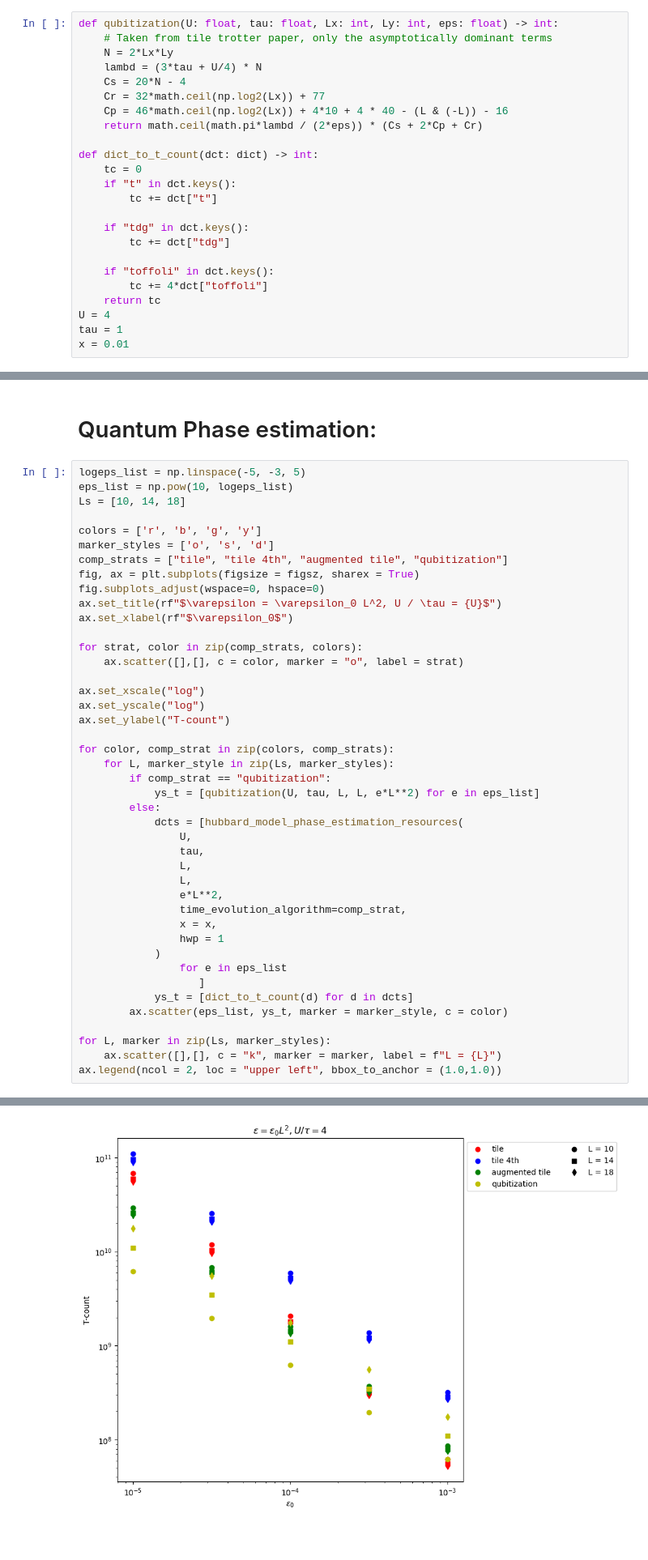
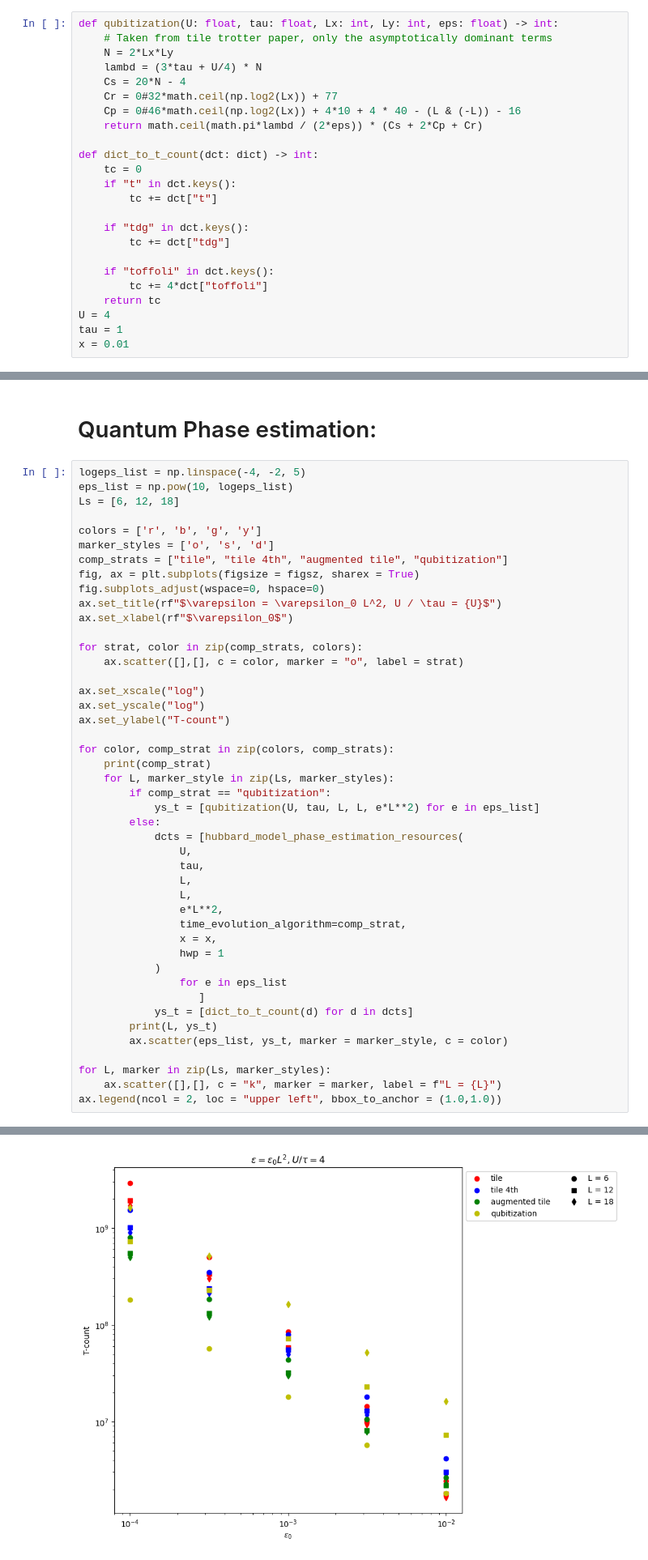
Before and after one commit to BjornTCC/lie-trotterization, a Jupyter notebook: hexagonal_lattice.ipynb, the cells around one changed output, grey strips where cells are left out. Shown at 81% size. Drawn from its saved outputs; the diff is of its cells as text; blank space fills up the shorter version.

```diff
--- a/hexagonal_lattice.ipynb
+++ b/hexagonal_lattice.ipynb
@@ -14,8 +14,8 @@ def qubitization(U: float, tau: float, Lx: int, Ly: int, eps: float) -> int:
     N = 2*Lx*Ly
     lambd = (3*tau + U/4) * N
     Cs = 20*N - 4
-    Cr = 32*math.ceil(np.log2(Lx)) + 77
-    Cp = 46*math.ceil(np.log2(Lx)) + 4*10 + 4 * 40 - (L & (-L)) - 16
+    Cr = 0#32*math.ceil(np.log2(Lx)) + 77
+    Cp = 0#46*math.ceil(np.log2(Lx)) + 4*10 + 4 * 40 - (L & (-L)) - 16
     return math.ceil(math.pi*lambd / (2*eps)) * (Cs + 2*Cp + Cr)
 
 def dict_to_t_count(dct: dict) -> int:
@@ -128,9 +128,9 @@ ax.legend(ncol = 2, loc = "upper left", bbox_to_anchor = (1.0,1.0))
 # %% [markdown]
 # Quantum Phase estimation:
 # %%
-logeps_list = np.linspace(-5, -3, 5)
+logeps_list = np.linspace(-4, -2, 5)
 eps_list = np.pow(10, logeps_list)
-Ls = [10, 14, 18]
+Ls = [6, 12, 18]
 
 colors = ['r', 'b', 'g', 'y']
 marker_styles = ['o', 's', 'd']
@@ -148,6 +148,7 @@ ax.set_yscale("log")
 ax.set_ylabel("T-count")
 
 for color, comp_strat in zip(colors, comp_strats):
+    print(comp_strat)
     for L, marker_style in zip(Ls, marker_styles):
         if comp_strat == "qubitization":
             ys_t = [qubitization(U, tau, L, L, e*L**2) for e in eps_list]
@@ -165,6 +166,7 @@ for color, comp_strat in zip(colors, comp_strats):
                 for e in eps_list
                    ]
             ys_t = [dict_to_t_count(d) for d in dcts]
+        print(L, ys_t)
         ax.scatter(eps_list, ys_t, marker = marker_style, c = color)
 
 for L, marker in zip(Ls, marker_styles):
@@ -175,4 +193,4 @@ ax.legend(ncol = 2, loc = "upper left", bbox_to_anchor = (1.0,1.0))
-[figure, old version]
+[figure, new version]
 # %%
 Ls2 = [8, 12, 14, 18]
 epss = [0.01, 0.005, 0.001]
```
Also changed, not shown: parts of 4 cells of this notebook, 3 other files.
